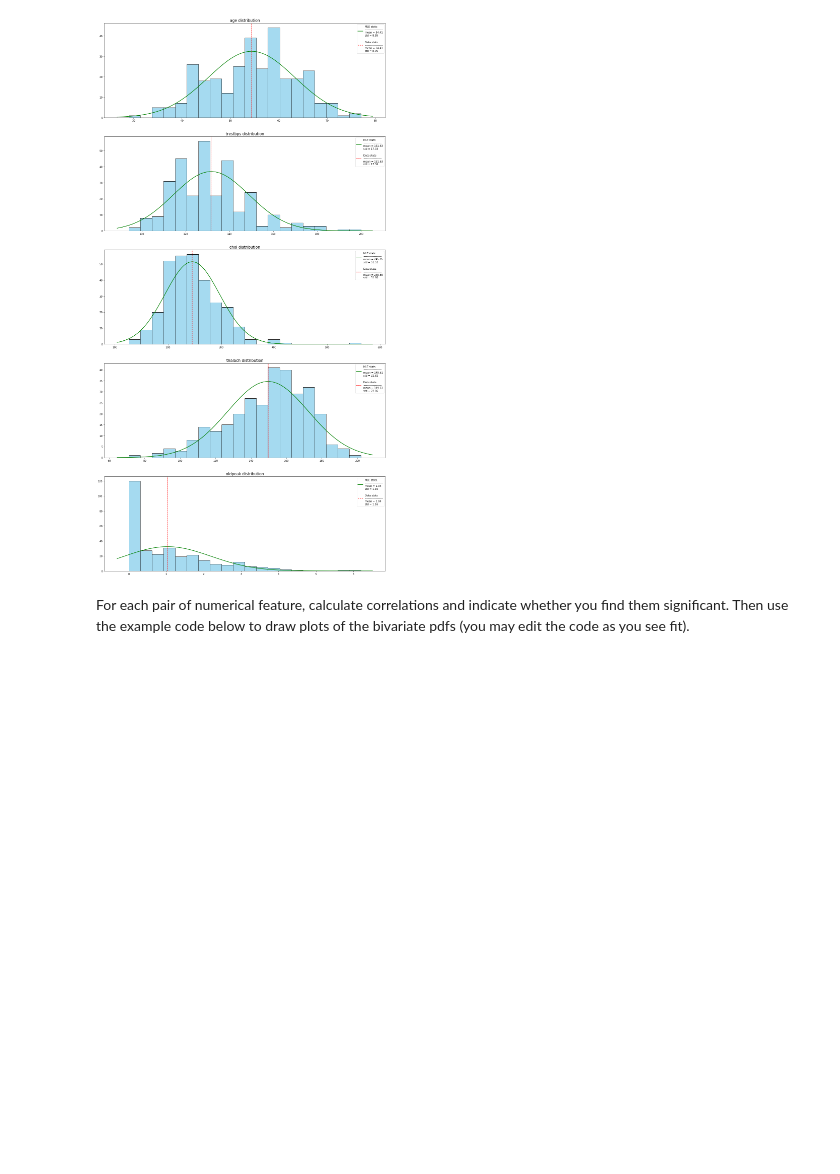
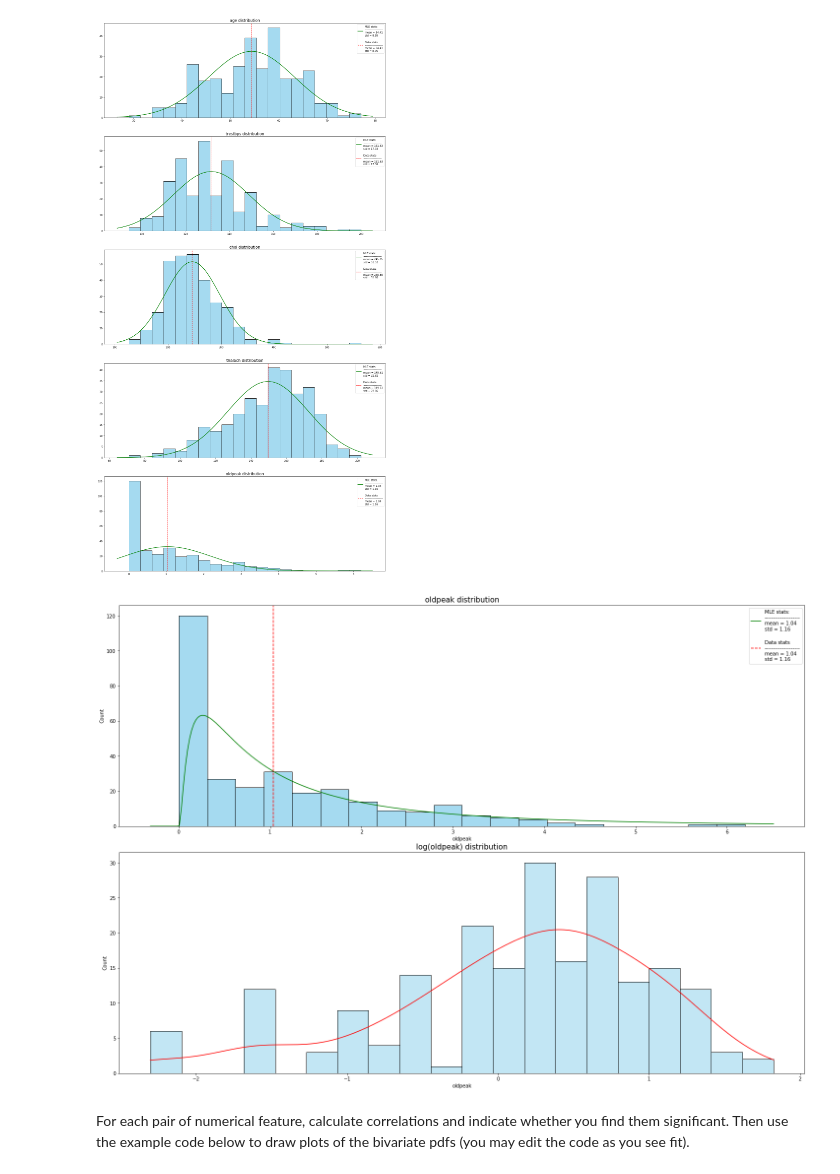
Before and after one commit to Omergral/Statistics_DataAnalysis_Msc, a Jupyter notebook: HW/HW3/HW3.ipynb, the cells around one changed output. Drawn from its saved outputs; the diff is of its cells as text; code cells hidden in the pictures; blank space fills up the shorter version.

```diff
--- a/HW/HW3/HW3.ipynb
+++ b/HW/HW3/HW3.ipynb
@@ -354,5 +411,28 @@ for idx, feature in enumerate(numerical_features):
 # %% [output]
 [figure]
+# %%
+# 'oldpeak' feature's distribution seems like a log-normal distribution
+# so we will try to fit a norm pdf to the histogram
+
+fig, axes = plt.subplots(2,1, figsize=(20,14))
+
+sns.histplot(df['oldpeak'], color='skyblue', ax=axes[0], bins=20)
+mle_line = np.linspace(*axes[0].get_xlim(), len(df))
+mle_mean, mle_std = norm.fit(df['oldpeak'])
+mle_dist = lognorm([mle_std]).pdf(mle_line)
+axes[0].set_title(f'oldpeak distribution', fontsize=15)
+axes[0].plot(mle_line, mle_dist*len(df)*((df['oldpeak'].max()-df['oldpeak'].min())/20), 'g', label=f"MLE stats:\n{'-'*20}\nmean = {mle_mean:.2f}\nstd = {mle_std:.2f}")
+axes[0].axvline(x=df['oldpeak'].mean(), color='r', linestyle='--', label=f"\nData stats\n{'-'*20}\nmean = {df['oldpeak'].mean():.2f}\nstd = {df['oldpeak'].std():.2f}")
+axes[0].legend()
+
+sns.histplot(np.log(df['oldpeak']), color='skyblue', ax=axes[1], bins=20, kde=True,)
+mle_line = np.linspace(*axes[1].get_xlim(), len(df))
+axes[1].set_title(f'log(oldpeak) distribution', fontsize=15)
+axes[1].lines[0].set_color('red')
+
+fig.tight_layout(pad=0.4)
+# %% [output]
+[figure, added]
 # %% [markdown]
 For each pair of numerical feature, calculate correlations and indicate whether you find them significant. Then use the example code below to draw plots of the bivariate pdfs (you may edit the code as you see fit).
 # %%
```
Also changed, not shown: parts of 23 cells of this notebook.
